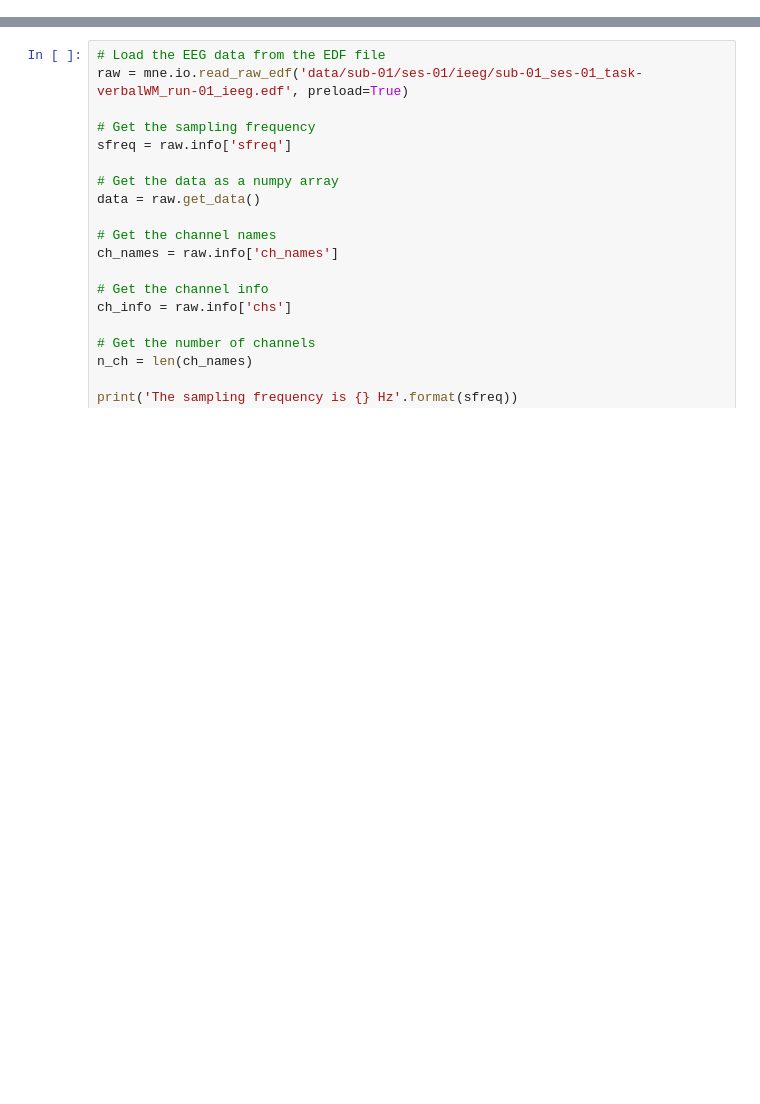
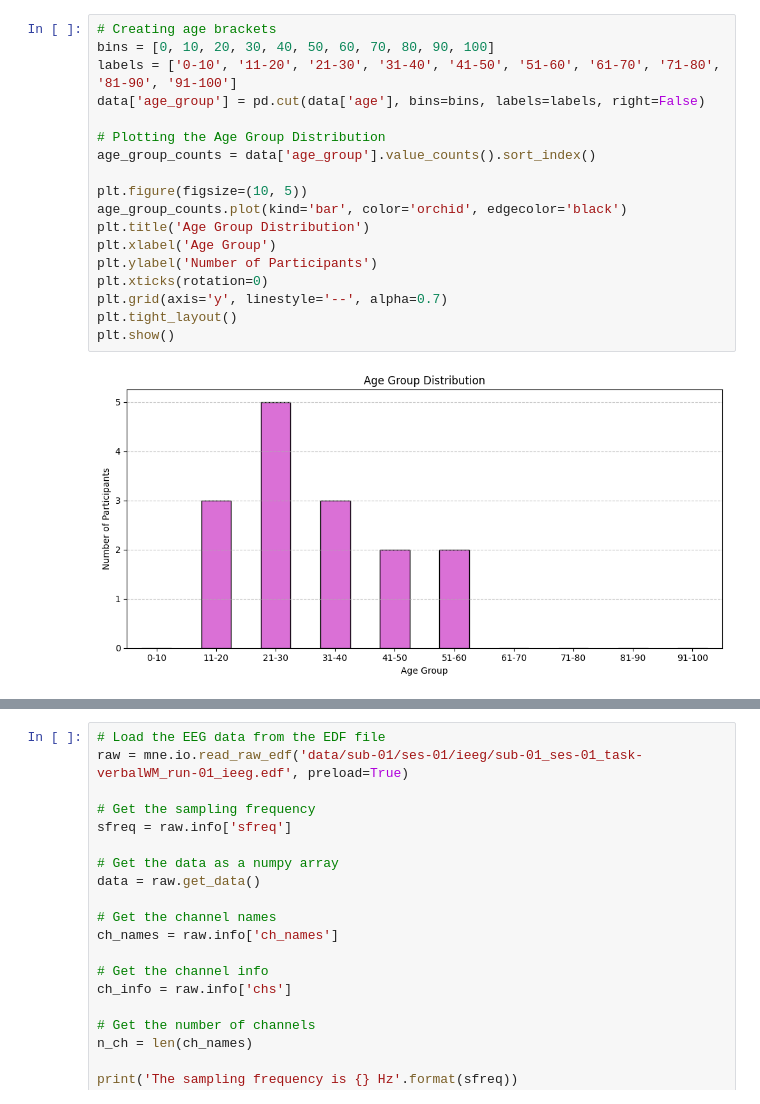
Before and after one commit to Pappol/EEGNet-improved, a Jupyter notebook: EEGNet.ipynb, the cells around one changed output, grey strips where cells are left out. Saved outputs shown, nothing was run; the diff lists cells and outputs as text; blank space fills up the shorter version.

```diff
--- a/EEGNet.ipynb
+++ b/EEGNet.ipynb
@@ -3,0 +26,20 @@ import mne
+# %%
+# Creating age brackets
+bins = [0, 10, 20, 30, 40, 50, 60, 70, 80, 90, 100]
+labels = ['0-10', '11-20', '21-30', '31-40', '41-50', '51-60', '61-70', '71-80', '81-90', '91-100']
+data['age_group'] = pd.cut(data['age'], bins=bins, labels=labels, right=False)
+
+# Plotting the Age Group Distribution
+age_group_counts = data['age_group'].value_counts().sort_index()
+
+plt.figure(figsize=(10, 5))
+age_group_counts.plot(kind='bar', color='orchid', edgecolor='black')
+plt.title('Age Group Distribution')
+plt.xlabel('Age Group')
+plt.ylabel('Number of Participants')
+plt.xticks(rotation=0)
+plt.grid(axis='y', linestyle='--', alpha=0.7)
+plt.tight_layout()
+plt.show()
+# %% [output]
+[figure, added]
```
Also changed, not shown: parts of 9 cells of this notebook, 3 other files.
